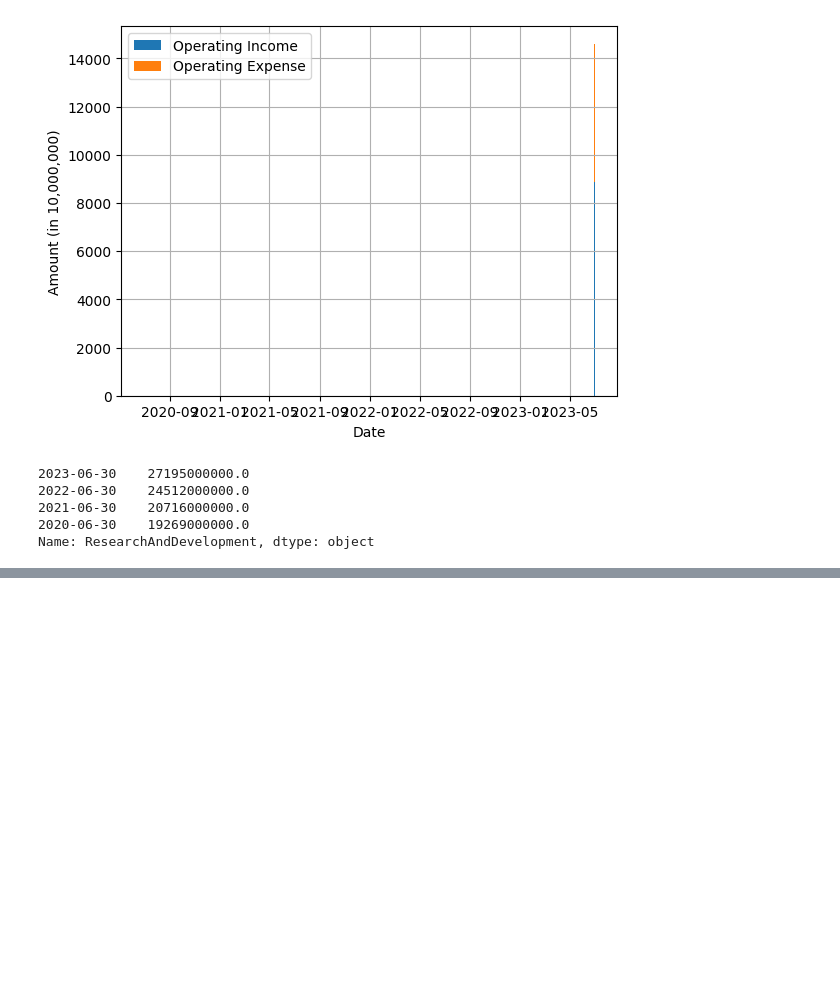
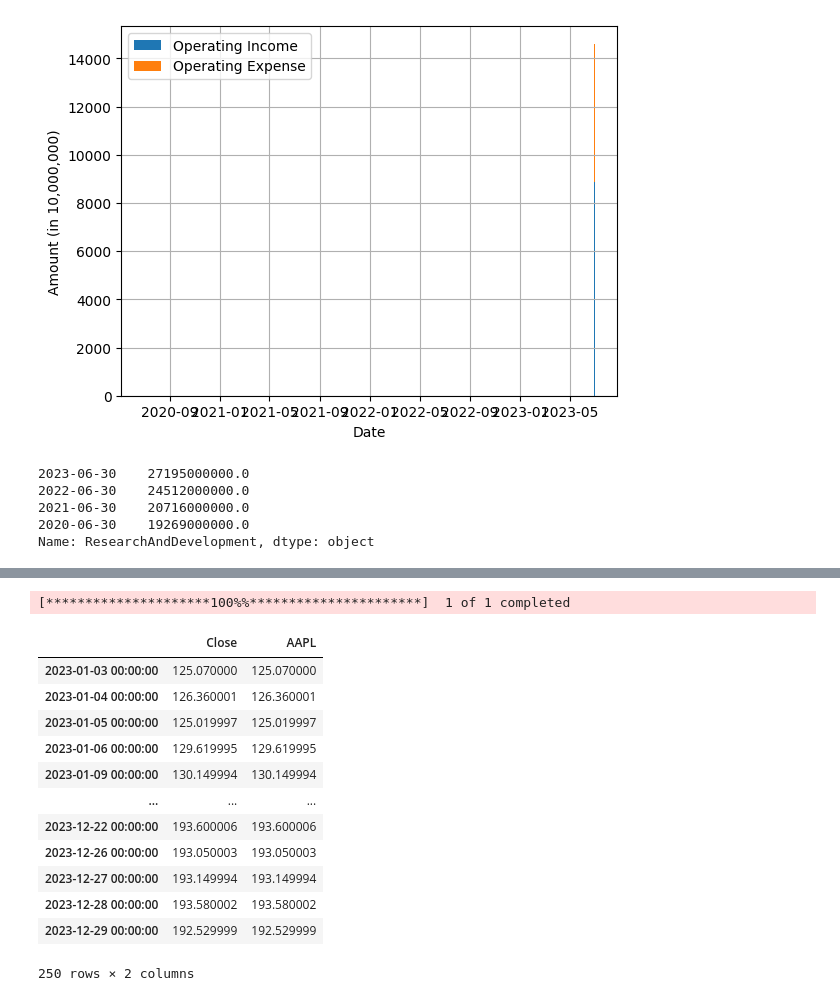
Before and after one commit to RiccardoDAndrea/InteractiveDataLab, a Jupyter notebook: python_files/yhaoo_finance.ipynb, the cells around one changed output, grey strips where cells are left out. Drawn from its saved outputs; the diff is of its cells as text; code cells hidden in the pictures; blank space fills up the shorter version.

```diff
--- a/python_files/yhaoo_finance.ipynb
+++ b/python_files/yhaoo_finance.ipynb
@@ -342,0 +344,36 @@ close_df
+# %%
+for stock_option in stock_options:
+
+    data = yf.download(stock_option,
+                        start=start_date_input,
+                        end=end_date_input)
+
+    if data is not None:
+        if 'Close' in data.columns:
+            close_df[stock_option] = data['Close']
+
+            # Check for NaN values in the 'Close' column
+            if close_df[stock_option].isnull().any():
+                print(f'Warning: {stock_option} has NaN values in the "Close" column.')
+        else:
+            print(f'No "Close" column found for {stock_option}')
+    else:
+        print(f'No data available for {stock_option}')
+        # You may want to handle this case, e.g., skip or take alternative actions
+
+close_df
+# %% [output]
+[*********************100%%**********************]  1 of 1 completed
+|  | Close | AAPL |
+| 2023-01-03 00:00:00 | 125.070000 | 125.070000 |
+| 2023-01-04 00:00:00 | 126.360001 | 126.360001 |
+| 2023-01-05 00:00:00 | 125.019997 | 125.019997 |
+| 2023-01-06 00:00:00 | 129.619995 | 129.619995 |
+| 2023-01-09 00:00:00 | 130.149994 | 130.149994 |
+| ... | ... | ... |
+| 2023-12-22 00:00:00 | 193.600006 | 193.600006 |
+| 2023-12-26 00:00:00 | 193.050003 | 193.050003 |
+| 2023-12-27 00:00:00 | 193.149994 | 193.149994 |
+| 2023-12-28 00:00:00 | 193.580002 | 193.580002 |
+| 2023-12-29 00:00:00 | 192.529999 | 192.529999 |
+250 rows × 2 columns
```
Also changed, not shown: parts of 2 cells of this notebook, 1 other file.
